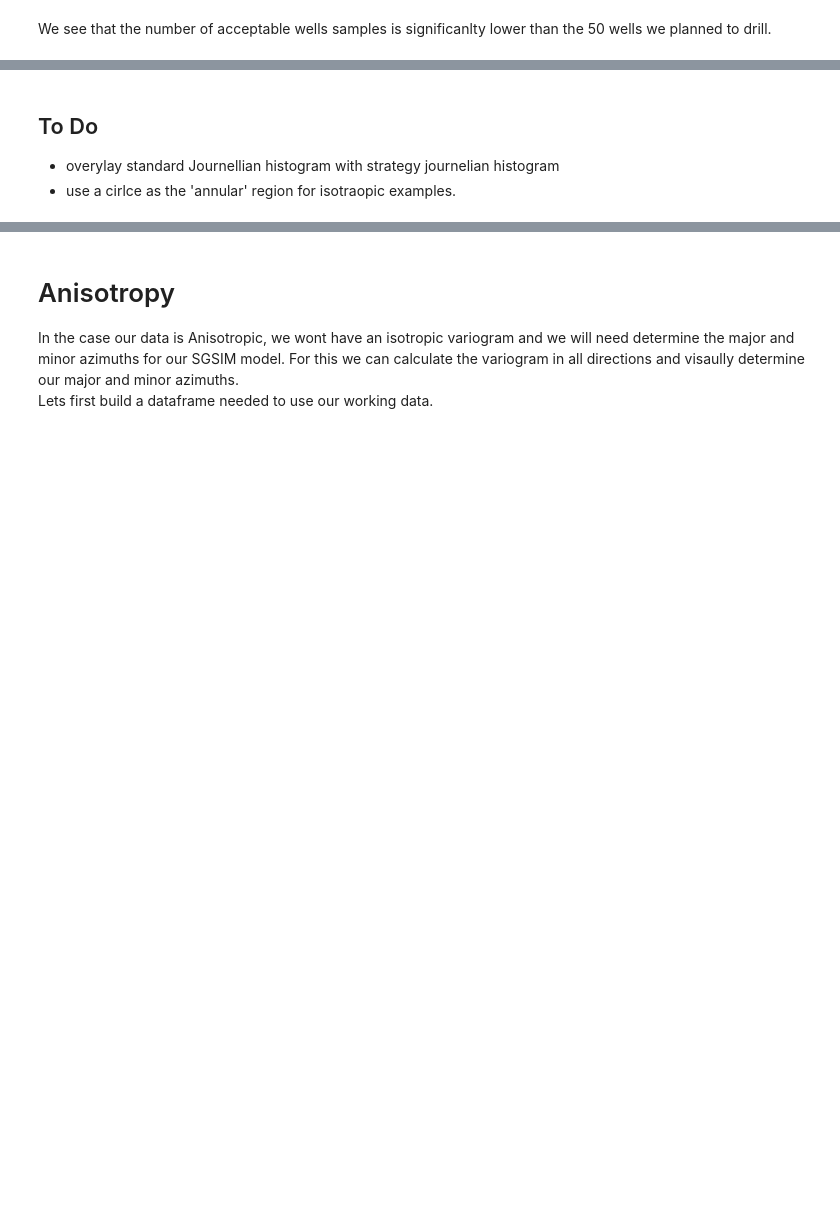
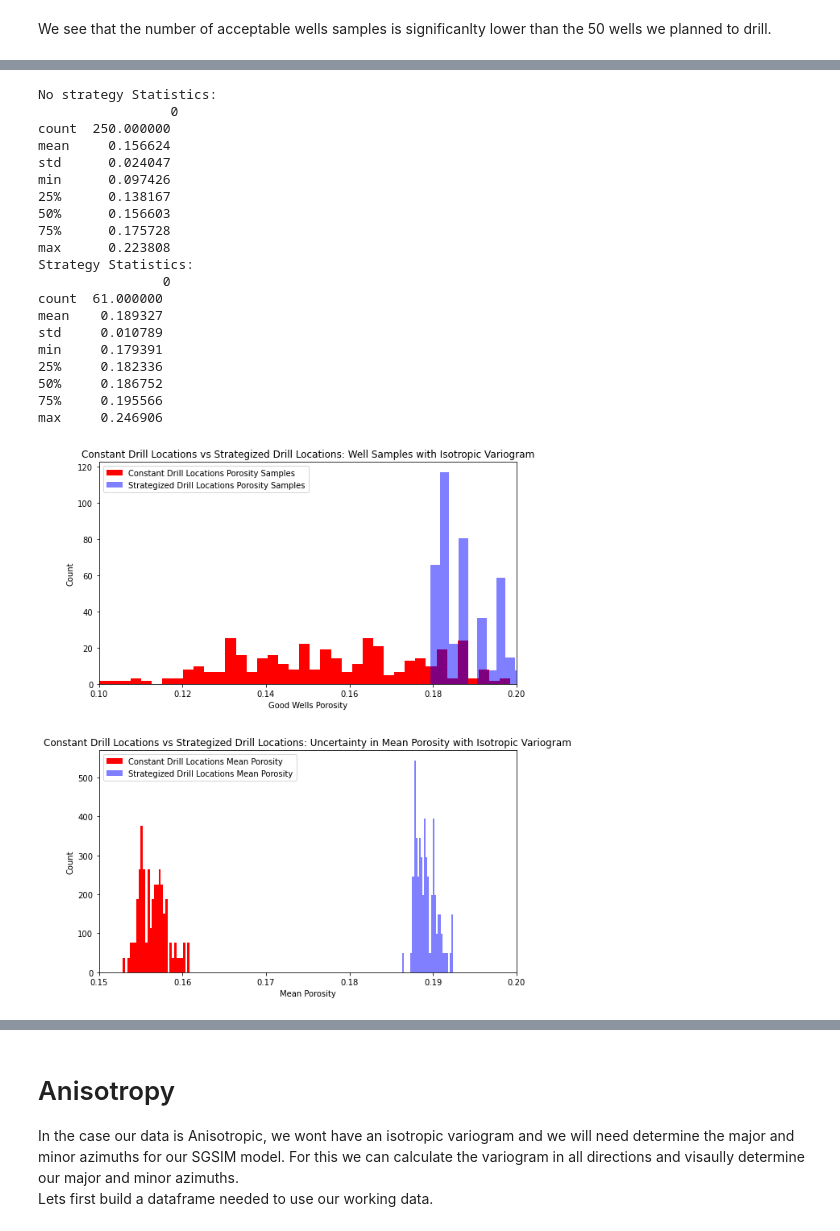
Before and after one commit to AdrianSalinas98/Petroleum-Engineering-Repository, a Jupyter notebook: Sequential Gaussian Simulation with Imposed Strategy Bootstrap.ipynb, the cells around one changed output, grey strips where cells are left out. Drawn from its saved outputs; the diff is of its cells as text; code cells hidden in the pictures; blank space fills up the shorter version.

```diff
--- a/Sequential Gaussian Simulation with Imposed Strategy Bootstrap.ipynb
+++ b/Sequential Gaussian Simulation with Imposed Strategy Bootstrap.ipynb
@@ -825,4 +804,59 @@ Both approaches created multiple unique SGSIM realizations to sample from and ge
-# %% [markdown]
-## To Do
-- overylay standard Journellian histogram with strategy journelian histogram
-- use a cirlce as the 'annular' region for isotraopic examples.
+# %%
+wells_df = pd.DataFrame(wells)
+goodwells_df = pd.DataFrame(goodwells_strat)
+
+
+bins1 = 30
+bins1_ = 50
+ax1 = plt.subplot(2,1,1)
+n, bins,patches = ax1.hist(wells,bins1_,facecolor = 'r',density=True,
+                           label = 'Constant Drill Locations Porosity Samples')
+n, bins,patches = ax1.hist(goodwells_strat,bins1,facecolor = 'blue',density=True,alpha = .5,
+                           label = 'Strategized Drill Locations Porosity Samples')
+
+ax1.set_xlim([.1,.2])
+ax1.set_xlabel('Good Wells Porosity' )
+ax1.set_ylabel('Count')
+ax1.set_title('Constant Drill Locations vs Strategized Drill Locations: Well Samples with Isotropic Variogram')
+ax1.legend()
+
+print('No strategy Statistics: \n', wells_df.describe())
+print('Strategy Statistics: \n', goodwells_df.describe())
+
+bins2 = 30
+ax2 = plt.subplot(2,1,2)
+n, bins,patches = ax2.hist(mean_por_standard,bins2,facecolor = 'r',density=True,
+                           label = 'Constant Drill Locations Mean Porosity')
+n, bins,patches = ax2.hist(mean_por_strat,bins2,facecolor = 'blue',density=True,alpha = .5,
+                           label = 'Strategized Drill Locations Mean Porosity')
+
+ax2.set_xlim([.15,.2])
+ax2.set_xlabel('Mean Porosity')
+ax2.set_ylabel('Count')
+ax2.set_title('Constant Drill Locations vs Strategized Drill Locations: Uncertainty in Mean Porosity with Isotropic Variogram')
+ax2.legend()
+
+
+plt.subplots_adjust(left=0.0, bottom=0.0, right=1.2, top=2.2, wspace=0.1, hspace=0.3)
+# %% [output]
+No strategy Statistics:
+                 0
+count  250.000000
+mean     0.156624
+std      0.024047
+min      0.097426
+25%      0.138167
+50%      0.156603
+75%      0.175728
+max      0.223808
+Strategy Statistics:
+                0
+count  61.000000
+mean    0.189327
+std     0.010789
+min     0.179391
+25%     0.182336
+50%     0.186752
+75%     0.195566
+max     0.246906
+[figure, added]
```
Also changed, not shown: parts of 26 cells of this notebook.
